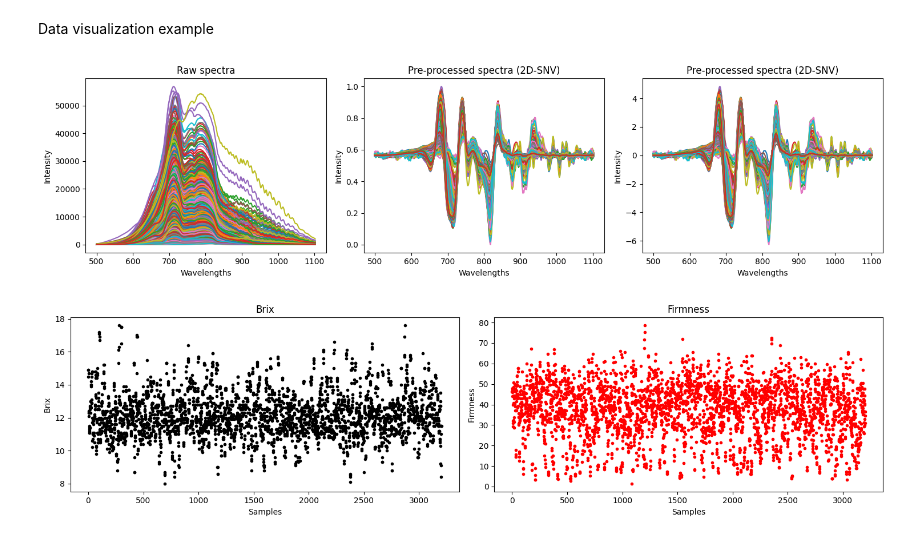
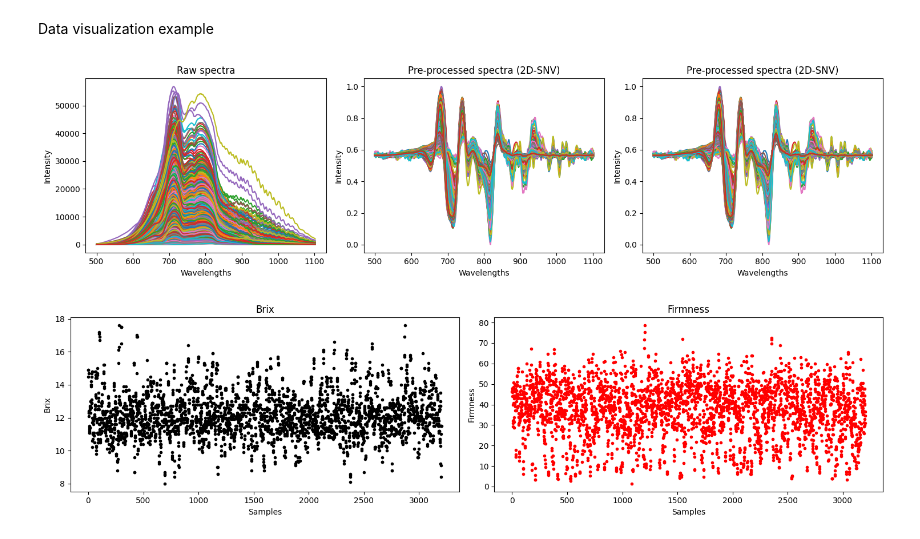
Before and after one commit to minhnhattrinh312/AI_fruit_QA, a Jupyter notebook: Challenge-PearsNIR.ipynb, the cells around one changed output. Cells and saved outputs as stored; diff of their text form; code cells hidden in the pictures.

```diff
--- a/Challenge-PearsNIR.ipynb
+++ b/Challenge-PearsNIR.ipynb
@@ -68,32 +68,32 @@ x_2d_snv_train = pd.read_csv(data_dir + 'x_2d_snv_train.csv', index_col=0)
 x_2d_snv_train = np.array(x_2d_snv_train)
 def normalize_01(df):
     return (df - df.min()) / (df.max() - df.min())
-x_2d_snv_train1 = normalize_01(x_2d_snv_train)
+x_2d_snv_train = normalize_01(x_2d_snv_train)
 # %% [markdown]
 Data visualization example
 # %%
 plt.figure(figsize=(15, 4))
 plt.subplot(1, 3, 1)
 plt.plot(wavelengths, x_train.T)
 plt.title('Raw spectra')
 plt.xlabel('Wavelengths')
 plt.ylabel('Intensity')
 plt.subplot(1, 3,2 )
-plt.plot(wavelengths, x_2d_snv_train1.T)
+plt.plot(wavelengths, x_2d_snv_train.T)
 plt.title('Pre-processed spectra (2D-SNV)')
 plt.xlabel('Wavelengths')
 plt.ylabel('Intensity')
 plt.tight_layout()
 
 plt.subplot(1, 3, 3)
 plt.plot(wavelengths, x_2d_snv_train.T)
 plt.title('Pre-processed spectra (2D-SNV)')
 plt.xlabel('Wavelengths')
 plt.ylabel('Intensity')
 plt.tight_layout()
 plt.show()
 # %% [output]
-[figure, old version]
+[figure, new version]
 # %%
 plt.figure(figsize=(15, 4))
 plt.subplot(1, 2, 1)
```
Also changed, not shown: parts of 13 cells of this notebook, 2 other files.
